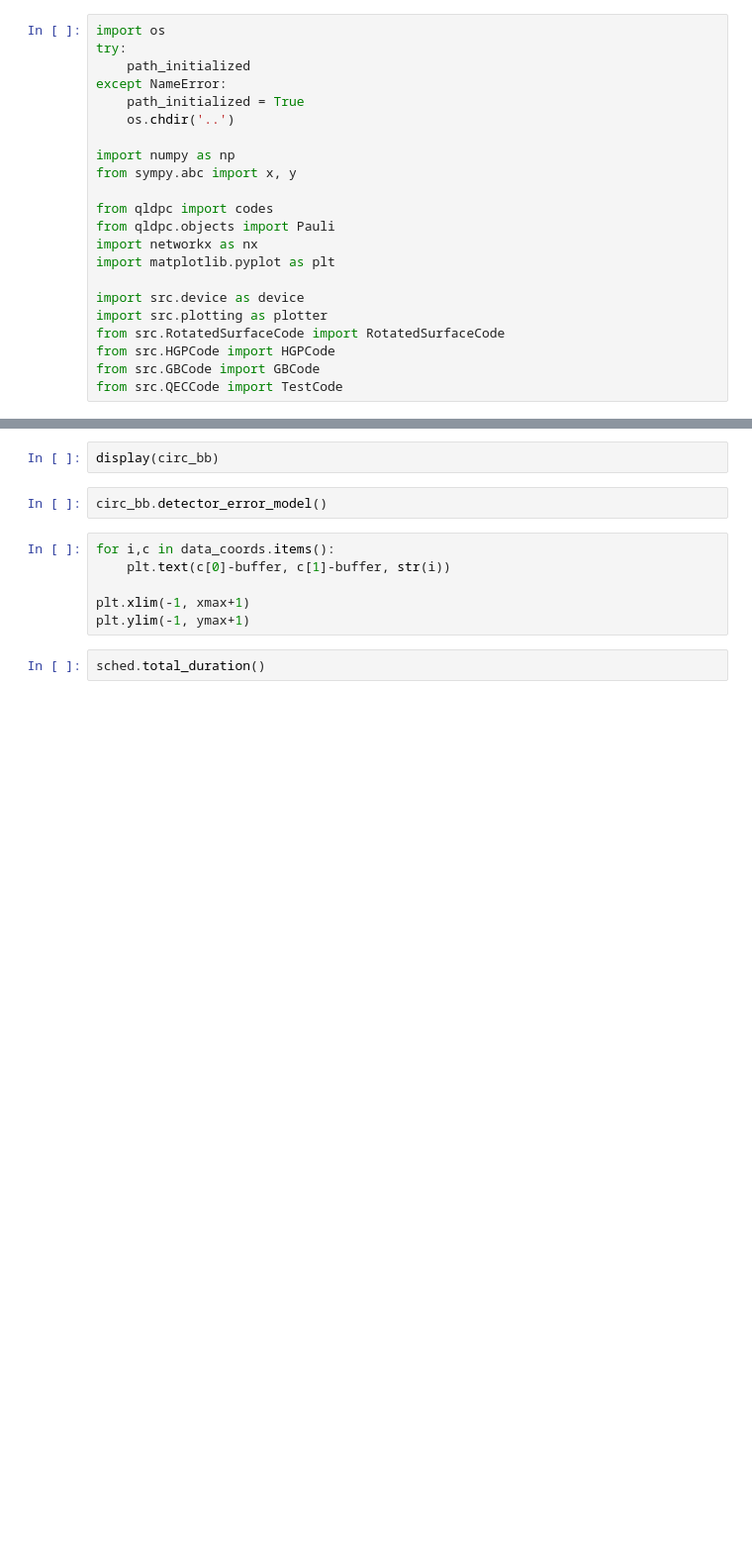
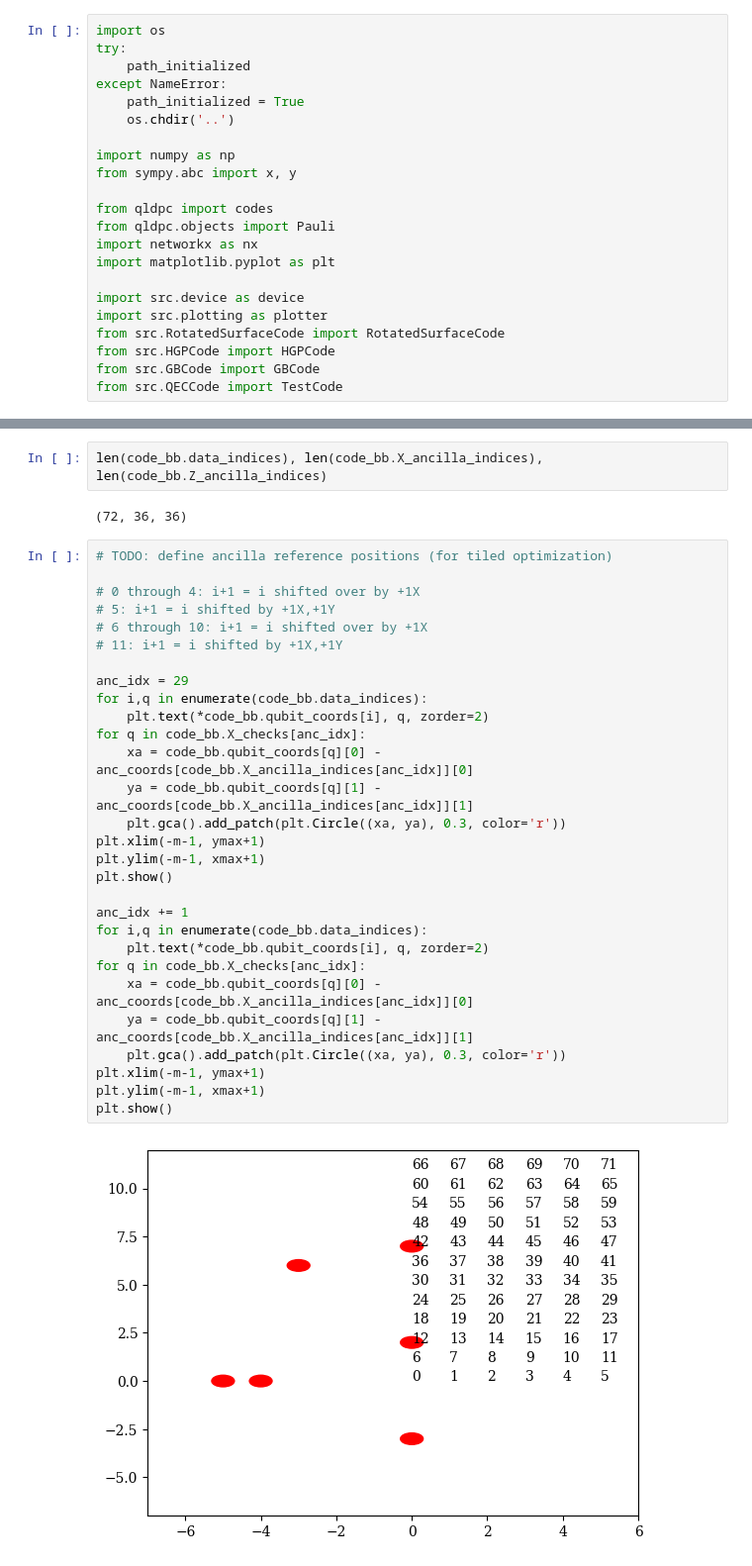
Before and after one commit to jasonchadwick/shuttle-ldpc, a Jupyter notebook: notebooks/03_bicycle.ipynb, the cells around one changed output, grey strips where cells are left out. Shown at 99% size. Saved outputs shown, nothing was run; the diff lists cells and outputs as text; blank space fills up the shorter version.

```diff
--- a/notebooks/03_bicycle.ipynb
+++ b/notebooks/03_bicycle.ipynb
@@ -72,12 +75,35 @@ circ_bb = sched_bb.to_stim_circuit(code_bb, 'Z', device.error_params(T2=0.01))
-# %%
-display(circ_bb)
-# %%
-circ_bb.detector_error_model()
-# %%
-for i,c in data_coords.items():
-    plt.text(c[0]-buffer, c[1]-buffer, str(i))
-
-plt.xlim(-1, xmax+1)
-plt.ylim(-1, ymax+1)
-# %%
-sched.total_duration()
+# %%
+len(code_bb.data_indices), len(code_bb.X_ancilla_indices), len(code_bb.Z_ancilla_indices)
+# %% [output]
+(72, 36, 36)
+# %%
+# TODO: define ancilla reference positions (for tiled optimization)
+
+# 0 through 4: i+1 = i shifted over by +1X
+# 5: i+1 = i shifted by +1X,+1Y
+# 6 through 10: i+1 = i shifted over by +1X
+# 11: i+1 = i shifted by +1X,+1Y
+
+anc_idx = 29
+for i,q in enumerate(code_bb.data_indices):
+    plt.text(*code_bb.qubit_coords[i], q, zorder=2)
+for q in code_bb.X_checks[anc_idx]:
+    xa = code_bb.qubit_coords[q][0] - anc_coords[code_bb.X_ancilla_indices[anc_idx]][0]
+    ya = code_bb.qubit_coords[q][1] - anc_coords[code_bb.X_ancilla_indices[anc_idx]][1]
+    plt.gca().add_patch(plt.Circle((xa, ya), 0.3, color='r'))
+plt.xlim(-m-1, ymax+1)
+plt.ylim(-m-1, xmax+1)
+plt.show()
+
+anc_idx += 1
+for i,q in enumerate(code_bb.data_indices):
+    plt.text(*code_bb.qubit_coords[i], q, zorder=2)
+for q in code_bb.X_checks[anc_idx]:
+    xa = code_bb.qubit_coords[q][0] - anc_coords[code_bb.X_ancilla_indices[anc_idx]][0]
+    ya = code_bb.qubit_coords[q][1] - anc_coords[code_bb.X_ancilla_indices[anc_idx]][1]
+    plt.gca().add_patch(plt.Circle((xa, ya), 0.3, color='r'))
+plt.xlim(-m-1, ymax+1)
+plt.ylim(-m-1, xmax+1)
+plt.show()
+# %% [output]
+[figure, added]
```
Also changed, not shown: parts of 13 cells of this notebook, 59 other files.
